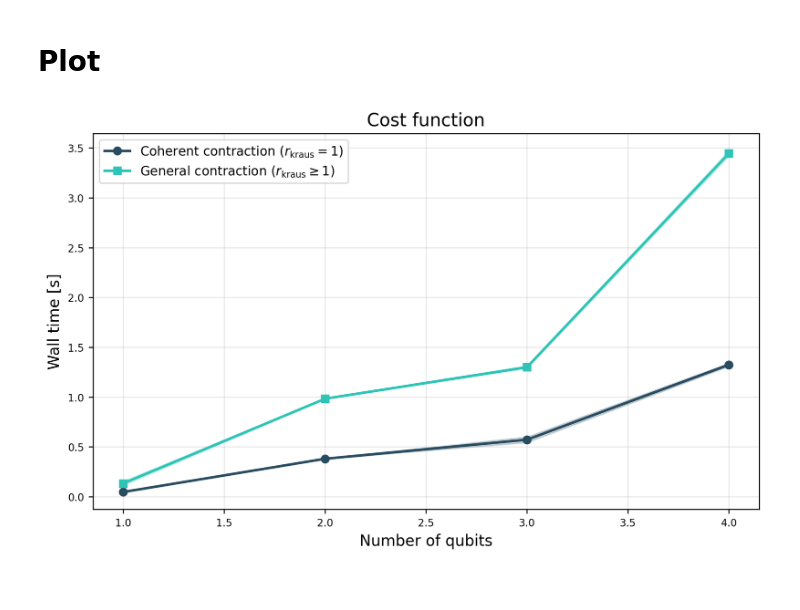
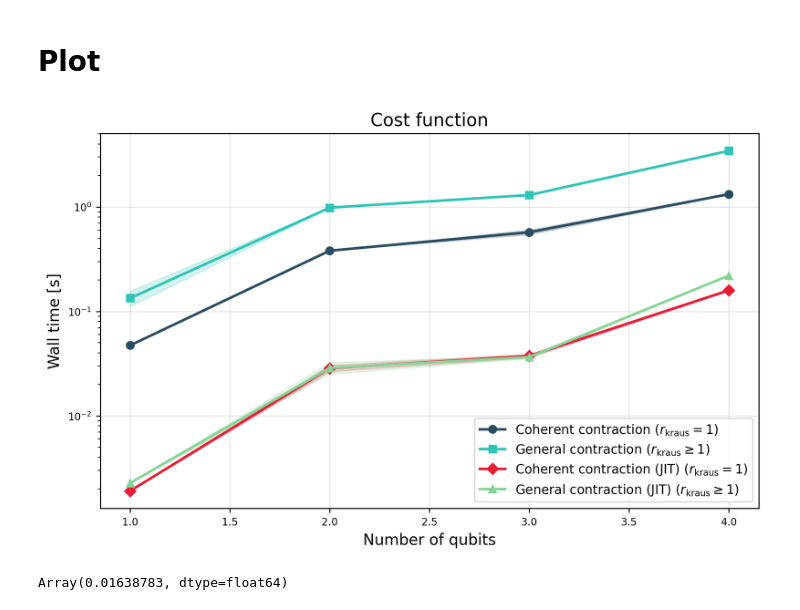
Before and after one commit to EmilianoG-byte/iqm-benchmarks, a Jupyter notebook: playground/time_complexity/coherent_cost_fn.ipynb, the cells around one changed output. Saved outputs shown, nothing was run; the diff lists cells and outputs as text; code cells hidden in the pictures.

Commit message:
add aditional comparison with JIT vs non JIT for coherent and incoherent contraction

```diff
--- a/playground/time_complexity/coherent_cost_fn.ipynb
+++ b/playground/time_complexity/coherent_cost_fn.ipynb
@@ -250,3 +297,8 @@ timing_cost_4q_coherent = %timeit -o cost_function_jax_mps_coherent(**input_4q)
 381 ms ± 1.75 ms per loop (mean ± std. dev. of 7 runs, 1 loop each)
 572 ms ± 28.6 ms per loop (mean ± std. dev. of 7 runs, 1 loop each)
 1.32 s ± 16.3 ms per loop (mean ± std. dev. of 7 runs, 1 loop each)
+# %%
+timing_cost_1q_coherent_jit = %timeit -o cost_function_jax_mps_coherent(jit=True, **input_1q)
+timing_cost_2q_coherent_jit = %timeit -o cost_function_jax_mps_coherent(jit=True, **input_2q)
+timing_cost_3q_coherent_jit = %timeit -o cost_function_jax_mps_coherent(jit=True, **input_3q)
+timing_cost_4q_coherent_jit = %timeit -o cost_function_jax_mps_coherent(jit=True, **input_4q)
@@ -260,3 +317,9 @@ timing_cost_4q_no_jit = %timeit -o cost_function_jax_mps(jit=False, **input_4q)
 984 ms ± 5.2 ms per loop (mean ± std. dev. of 7 runs, 1 loop each)
 1.3 s ± 13.8 ms per loop (mean ± std. dev. of 7 runs, 1 loop each)
 3.45 s ± 28.7 ms per loop (mean ± std. dev. of 7 runs, 1 loop each)
+# %%
+# Store timing result in a variable
+timing_1q_jit = %timeit -o cost_function_jax_mps(jit=True, **input_1q)
+timing_2q_jit = %timeit -o cost_function_jax_mps(jit=True, **input_2q)
+timing_3q_jit = %timeit -o cost_function_jax_mps(jit=True, **input_3q)
+timing_4q_jit = %timeit -o cost_function_jax_mps(jit=True, **input_4q)
@@ -263,23 +331,34 @@ timing_cost_4q_no_jit = %timeit -o cost_function_jax_mps(jit=False, **input_4q)
 # %%
-timings_coherent = [timing_cost_1q_coherent, timing_cost_2q_coherent, timing_cost_3q_coherent, timing_cost_4q_coherent]
-timings_incoherent = [timing_cost_1q_no_jit, timing_cost_2q_no_jit, timing_cost_3q_no_jit, timing_cost_4q_no_jit]
+timings_coherent_no_jit = [timing_cost_1q_coherent, timing_cost_2q_coherent, timing_cost_3q_coherent, timing_cost_4q_coherent]
+timings_coherent_jit = [timing_cost_1q_coherent_jit, timing_cost_2q_coherent_jit, timing_cost_3q_coherent_jit, timing_cost_4q_coherent_jit]
+
+timings_incoherent_no_jit = [timing_cost_1q_no_jit, timing_cost_2q_no_jit, timing_cost_3q_no_jit, timing_cost_4q_no_jit]
+timings_incoherent_jit = [timing_1q_jit, timing_2q_jit, timing_3q_jit, timing_4q_jit]
 # %% [markdown]
 # Plot
 # %%
 tuples_incoherent = [(time.average, time.stdev) for time in timings_incoherent]
-tuples_incoherent_scaled = [(time.average/(num_seq), time.stdev/(num_seq)) for time, num_seq in zip(timings_incoherent, num_sequences_list)]
-# tuples_incoherent_scaled = [(time.average/(num_seq * num_povm), time.stdev/(num_seq * num_povm)) for time, num_seq, num_povm in zip(timings_incoherent, num_sequences_list, num_povms)]
+tuples_incoherent_jit = [(time.average, time.stdev) for time in timings_incoherent_jit]
 
 tuples_coherent = [(time.average, time.stdev) for time in timings_coherent]
-tuples_coherent_scaled = [(time.average/(num_seq), time.stdev/(num_seq)) for time, num_seq in zip(timings_coherent, num_sequences_list)]
+tuples_coherent_jit = [(time.average, time.stdev) for time in timings_coherent_jit]
 # %%
 cost_fn_times = {
     r"Coherent contraction ($r_{\mathrm{kraus}} = 1$)": tuples_coherent,
     r"General contraction ($r_{\mathrm{kraus}} \geq 1$)": tuples_incoherent,
+    r"Coherent contraction (JIT) ($r_{\mathrm{kraus}} = 1$)": tuples_coherent_jit,
+    r"General contraction (JIT) ($r_{\mathrm{kraus}} \geq 1$)": tuples_incoherent_jit,
 }
 
 num_qubits = [1, 2, 3, 4]
 
-plot_wall_time(cost_fn_times, num_qubits, logscale=None, title="Cost function")
+plot_wall_time(cost_fn_times, num_qubits, logscale="y", title="Cost function")
 # %% [output]
-[figure, old version]
+[figure, new version]
+# %%
+# We have added automatic coherent detection in the cost functio.
+# Let's test it
+
+cost_function_jax_mps(**input_1q)
+# %% [output]
+Array(0.01638783, dtype=float64)
```
Also changed, not shown: parts of 9 cells of this notebook, 1 other file.
